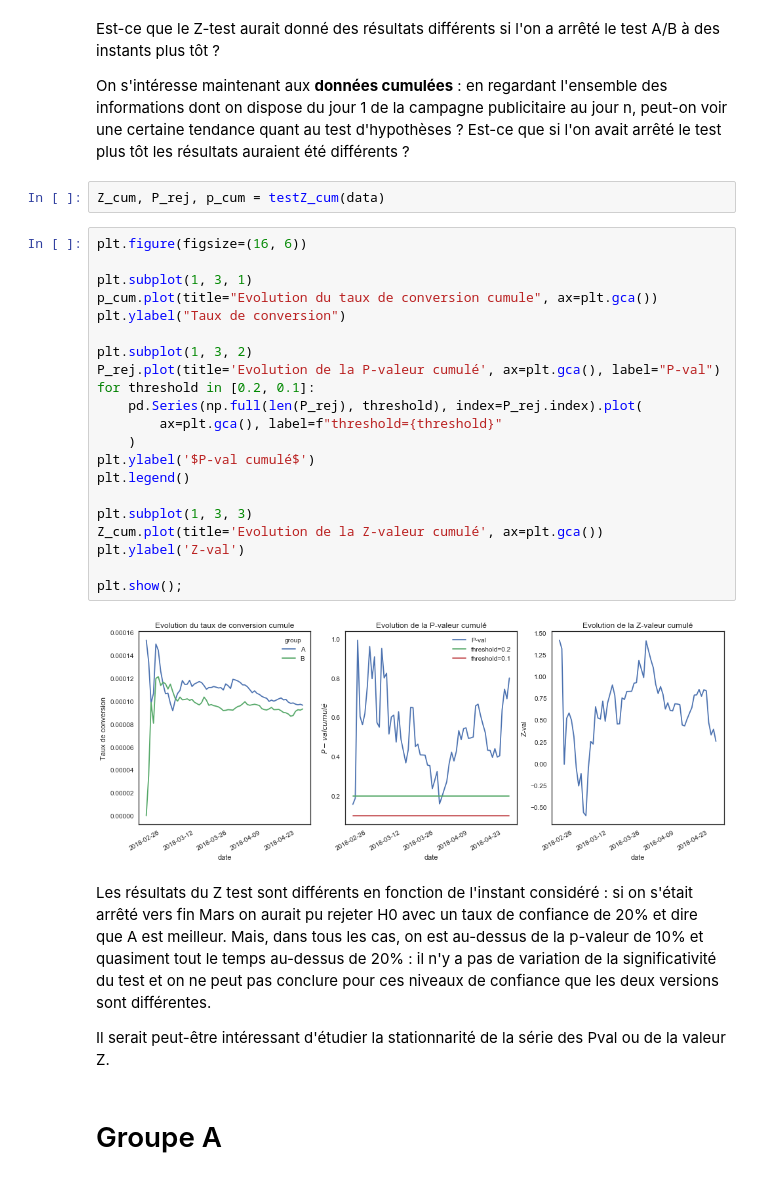
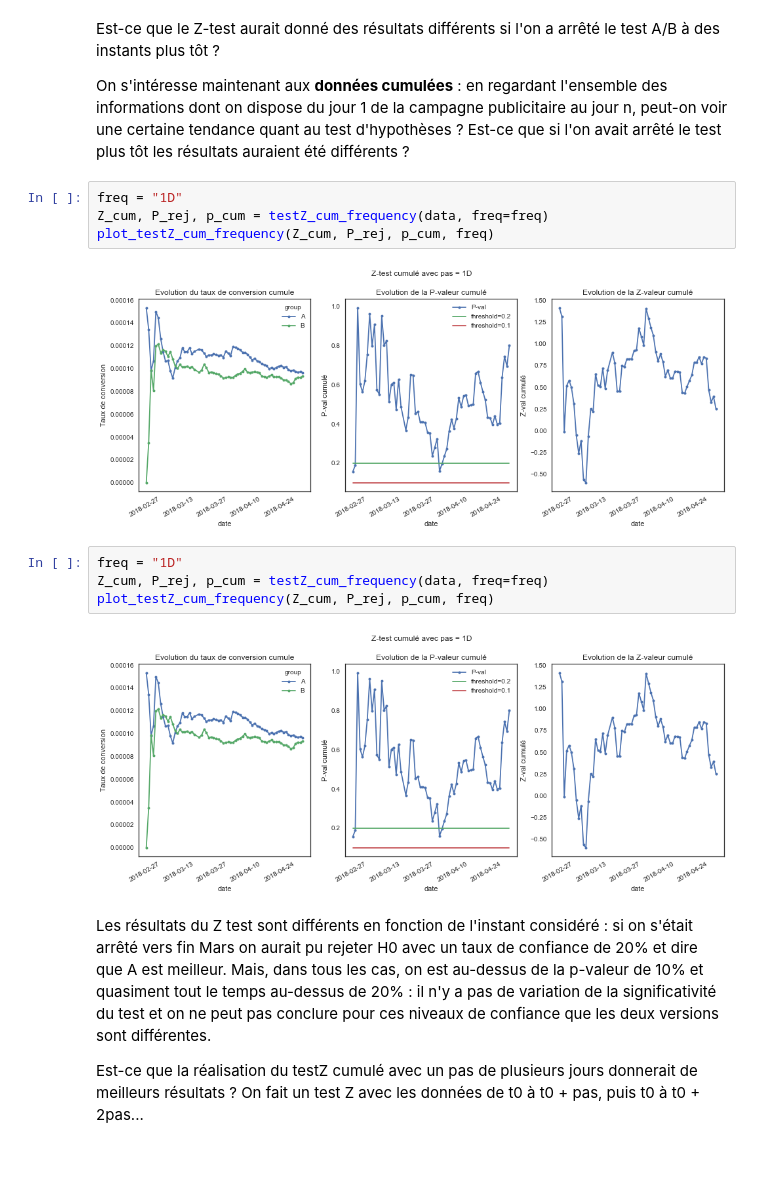
Before and after one commit to mariondechallens/1000mercis, a Jupyter notebook: Analyses/Annonceur1_campagne3_visite_2pages.ipynb, the cells around one changed output. Cells and saved outputs as stored; diff of their text form.

Commit message:
Z-test cumule avec pas different
+ suppression des études sur la stationnarité des taux de conversion A et B

```diff
--- a/Analyses/Annonceur1_campagne3_visite_2pages.ipynb
+++ b/Analyses/Annonceur1_campagne3_visite_2pages.ipynb
@@ -122,34 +117,19 @@ Conclusion : à l'issue toute la campagne, aucune des deux versions n'est meille
 Est-ce que le Z-test aurait donné des résultats différents si l'on a arrêté le test A/B à des instants plus tôt ?
 
 On s'intéresse maintenant aux **données cumulées** : en regardant l'ensemble des informations dont on dispose du jour 1 de la campagne publicitaire au jour n, peut-on voir une certaine tendance quant au test d'hypothèses ? Est-ce que si l'on avait arrêté le test plus tôt les résultats auraient été différents ?
-# %%
-Z_cum, P_rej, p_cum = testZ_cum(data)
-# %%
-plt.figure(figsize=(16, 6))
-
-plt.subplot(1, 3, 1)
-p_cum.plot(title="Evolution du taux de conversion cumule", ax=plt.gca())
-plt.ylabel("Taux de conversion")
-
-plt.subplot(1, 3, 2)
-P_rej.plot(title='Evolution de la P-valeur cumulé', ax=plt.gca(), label="P-val")
-for threshold in [0.2, 0.1]:
-    pd.Series(np.full(len(P_rej), threshold), index=P_rej.index).plot(
-        ax=plt.gca(), label=f"threshold={threshold}"
-    )
-plt.ylabel('$P-val cumulé$')
-plt.legend()
-
-plt.subplot(1, 3, 3)
-Z_cum.plot(title='Evolution de la Z-valeur cumulé', ax=plt.gca())
-plt.ylabel('Z-val')
-
-plt.show();
-# %% [output]
-[figure, removed]
+# %%
+freq = "1D"
+Z_cum, P_rej, p_cum = testZ_cum_frequency(data, freq=freq)
+plot_testZ_cum_frequency(Z_cum, P_rej, p_cum, freq)
+# %% [output]
+[figure, added]
+# %%
+freq = "1D"
+Z_cum, P_rej, p_cum = testZ_cum_frequency(data, freq=freq)
+plot_testZ_cum_frequency(Z_cum, P_rej, p_cum, freq)
+# %% [output]
+[figure, added]
 # %% [markdown]
 Les résultats du Z test sont  différents en fonction de l'instant considéré : si on s'était arrêté vers fin Mars on aurait pu rejeter H0 avec un taux de confiance de 20% et dire que A est meilleur. Mais, dans tous les cas, on est au-dessus de la p-valeur de 10% et quasiment tout le temps au-dessus de 20% :  il n'y a pas de variation de la significativité du test et on ne peut pas conclure pour ces niveaux de confiance que les deux versions sont différentes.
 
-Il serait peut-être intéressant d'étudier la stationnarité de la série des Pval ou de la valeur Z.
+Est-ce que la réalisation du testZ cumulé avec un pas de plusieurs jours donnerait de meilleurs résultats ? On fait un test Z avec les données de t0 à t0 + pas, puis t0 à t0 + 2pas...
-# %% [markdown]
-# Groupe A
```
Also changed, not shown: parts of 16 cells of this notebook, 3 other files.
